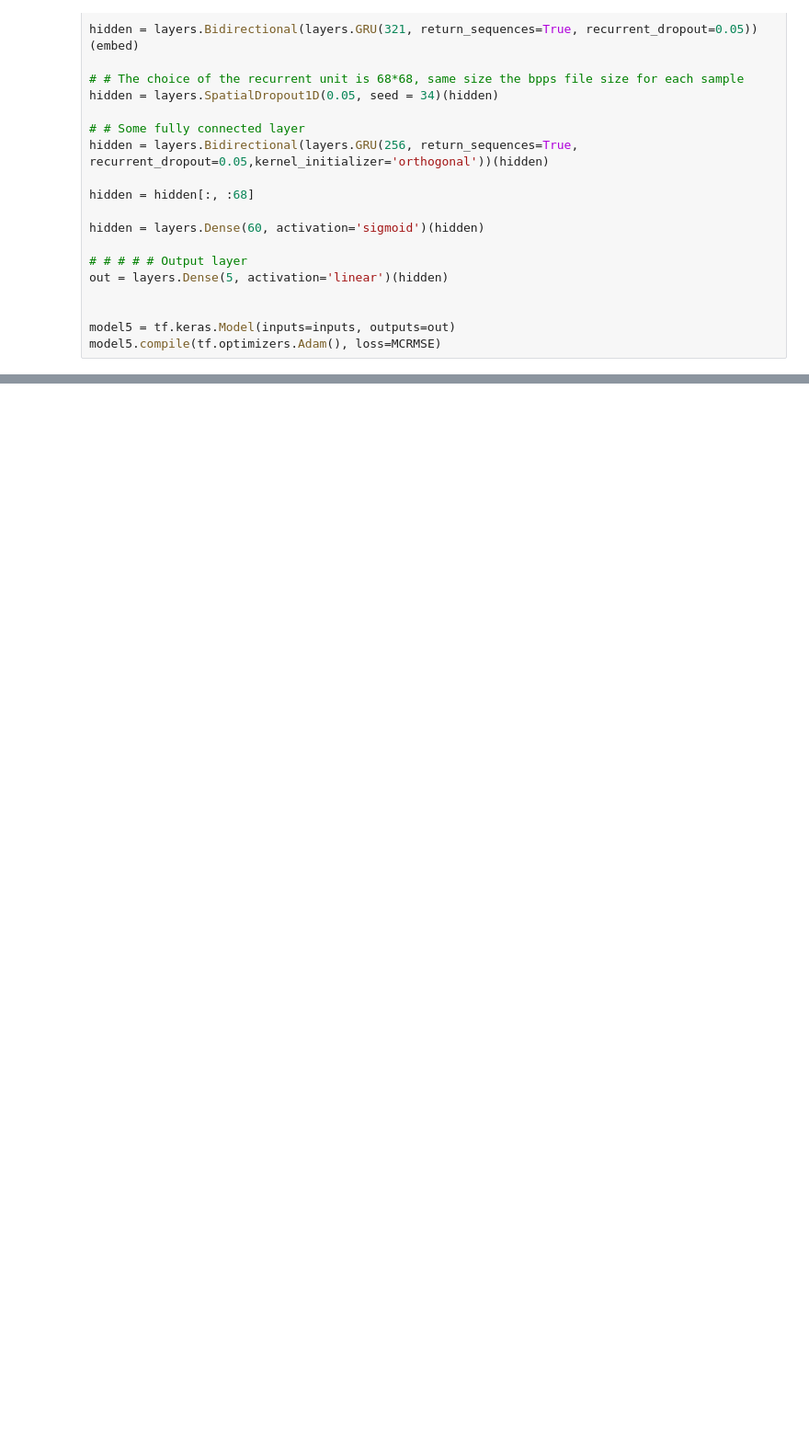
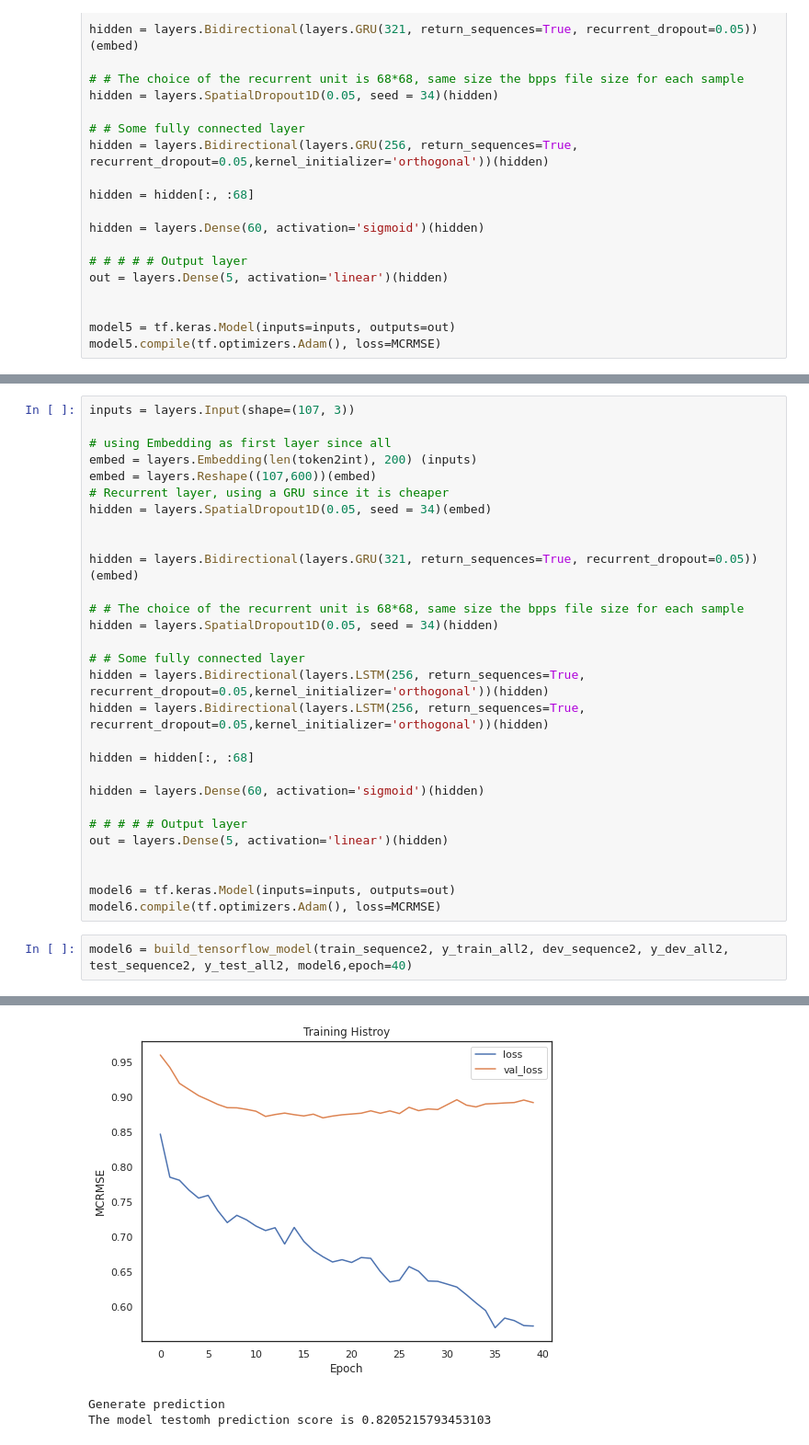
Before and after one commit to bruce-lam/W207_Final_Zhu_Yu_Lam, a Jupyter notebook: W207_Final_Project_Yu_Zhu_Lam.ipynb, the cells around one changed output, grey strips where cells are left out. Shown at 92% size. Saved outputs shown, nothing was run; the diff lists cells and outputs as text; blank space fills up the shorter version.

```diff
--- a/W207_Final_Project_Yu_Zhu_Lam.ipynb
+++ b/W207_Final_Project_Yu_Zhu_Lam.ipynb
@@ -1138,0 +1139,32 @@ The model testomh prediction score is 0.8002321935240927
+# %%
+inputs = layers.Input(shape=(107, 3))
+
+# using Embedding as first layer since all
+embed = layers.Embedding(len(token2int), 200) (inputs)
+embed = layers.Reshape((107,600))(embed)
+# Recurrent layer, using a GRU since it is cheaper
+hidden = layers.SpatialDropout1D(0.05, seed = 34)(embed)
+
+
+hidden = layers.Bidirectional(layers.GRU(321, return_sequences=True, recurrent_dropout=0.05))(embed)
+
+# # The choice of the recurrent unit is 68*68, same size the bpps file size for each sample
+hidden = layers.SpatialDropout1D(0.05, seed = 34)(hidden)
+
+# # Some fully connected layer
+hidden = layers.Bidirectional(layers.LSTM(256, return_sequences=True, recurrent_dropout=0.05,kernel_initializer='orthogonal'))(hidden)
+hidden = layers.Bidirectional(layers.LSTM(256, return_sequences=True, recurrent_dropout=0.05,kernel_initializer='orthogonal'))(hidden)
+
+hidden = hidden[:, :68]
+
+hidden = layers.Dense(60, activation='sigmoid')(hidden)
+
+# # # # # Output layer
+out = layers.Dense(5, activation='linear')(hidden)
+
+
+model6 = tf.keras.Model(inputs=inputs, outputs=out)
+model6.compile(tf.optimizers.Adam(), loss=MCRMSE)
+# %%
+model6 = build_tensorflow_model(train_sequence2, y_train_all2, dev_sequence2, y_dev_all2, test_sequence2, y_test_all2, model6,epoch=40)
+# %% [output]
@@ -1138,0 +1188,3 @@ The model testomh prediction score is 0.8002321935240927
+[figure, added]
+Generate prediction
+The model testomh prediction score is 0.8205215793453103
```
Also changed, not shown: parts of 2 cells of this notebook.
